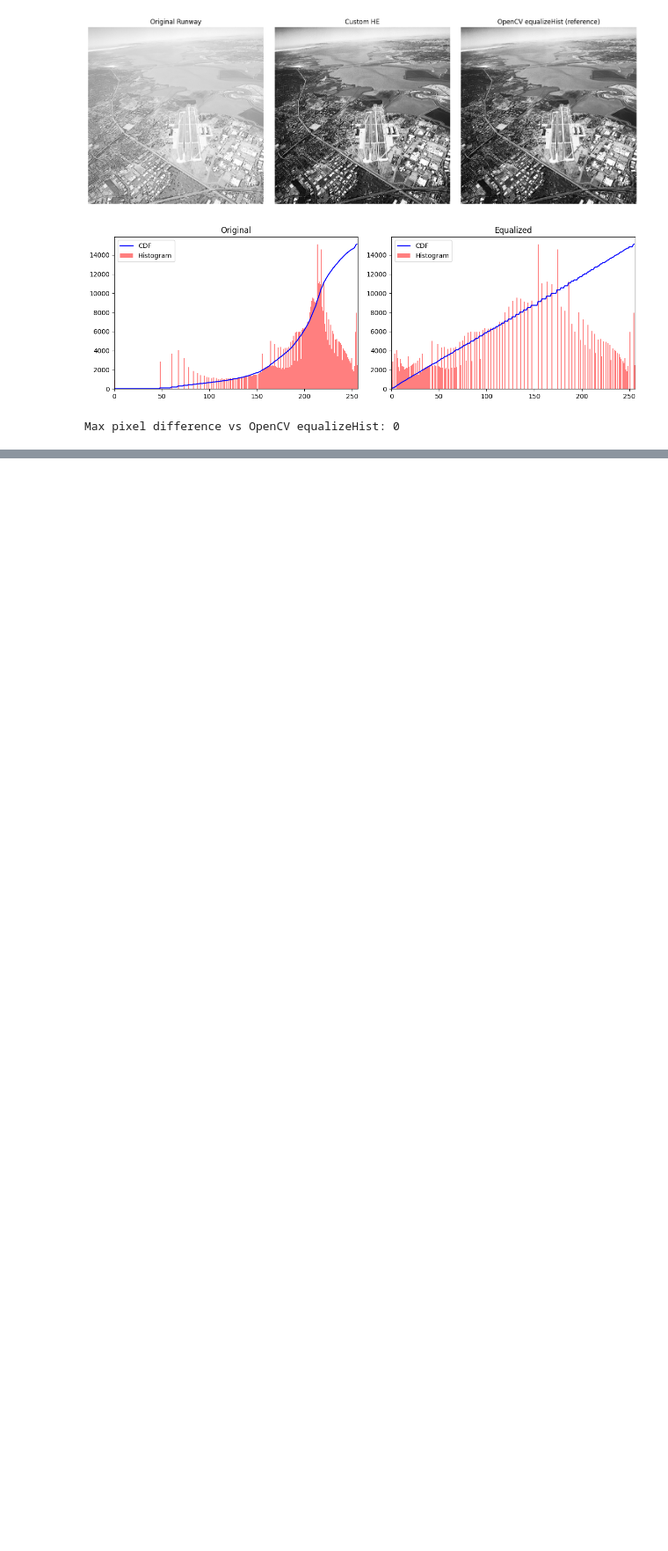
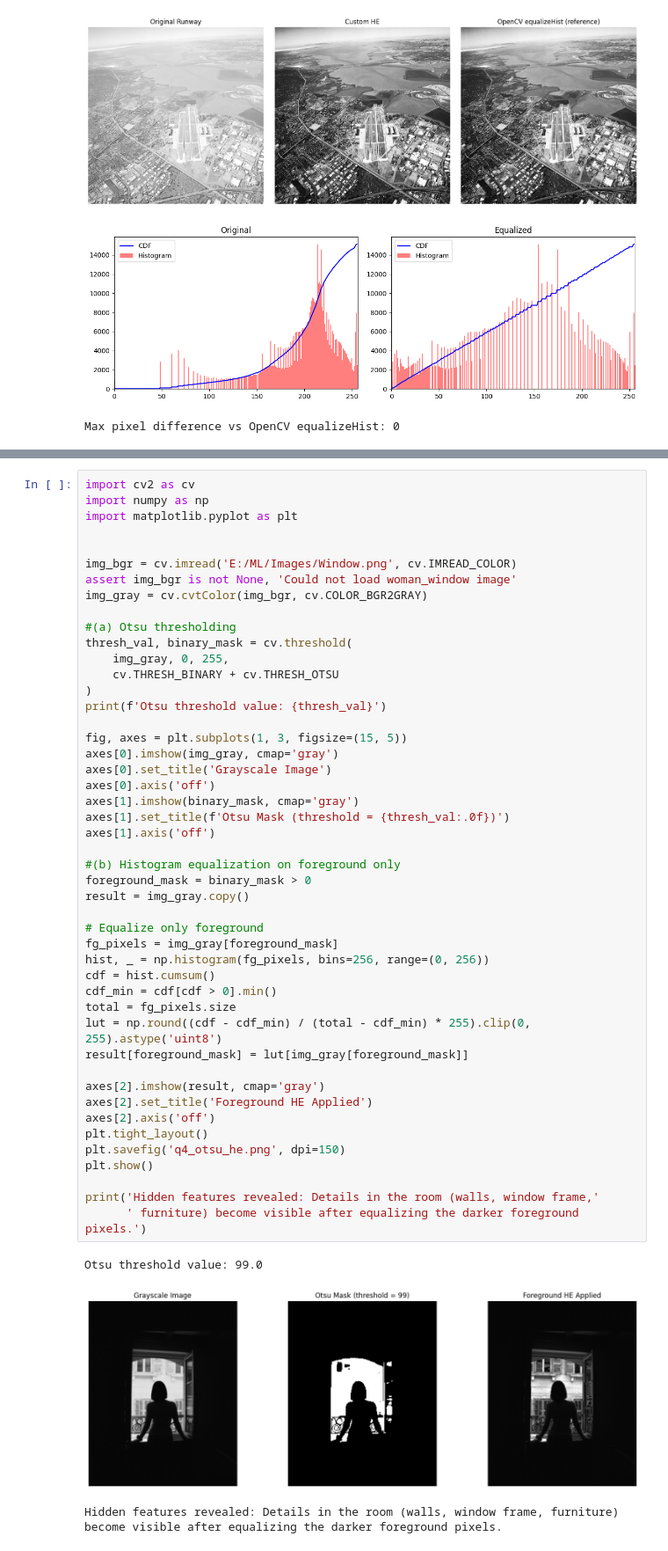
Before and after one commit to Dilki20thakshmila/Computer_Vision_Assignment_01, a Jupyter notebook: Assignment_01_258829L.ipynb, the cells around one changed output, grey strips where cells are left out. Shown at 88% size. Cells and saved outputs as stored; diff of their text form; blank space fills up the shorter version.

```diff
--- a/Assignment_01_258829L.ipynb
+++ b/Assignment_01_258829L.ipynb
@@ -207,0 +210,51 @@ Max pixel difference vs OpenCV equalizeHist: 0
+# %%
+import cv2 as cv
+import numpy as np
+import matplotlib.pyplot as plt
+
+
+img_bgr = cv.imread('E:/ML/Images/Window.png', cv.IMREAD_COLOR)
+assert img_bgr is not None, 'Could not load woman_window image'
+img_gray = cv.cvtColor(img_bgr, cv.COLOR_BGR2GRAY)
+
+#(a) Otsu thresholding
+thresh_val, binary_mask = cv.threshold(
+    img_gray, 0, 255,
+    cv.THRESH_BINARY + cv.THRESH_OTSU
+)
+print(f'Otsu threshold value: {thresh_val}')
+
+fig, axes = plt.subplots(1, 3, figsize=(15, 5))
+axes[0].imshow(img_gray, cmap='gray')
+axes[0].set_title('Grayscale Image')
+axes[0].axis('off')
+axes[1].imshow(binary_mask, cmap='gray')
+axes[1].set_title(f'Otsu Mask (threshold = {thresh_val:.0f})')
+axes[1].axis('off')
+
+#(b) Histogram equalization on foreground only
+foreground_mask = binary_mask > 0
+result = img_gray.copy()
+
+# Equalize only foreground
+fg_pixels = img_gray[foreground_mask]
+hist, _ = np.histogram(fg_pixels, bins=256, range=(0, 256))
+cdf = hist.cumsum()
+cdf_min = cdf[cdf > 0].min()
+total = fg_pixels.size
+lut = np.round((cdf - cdf_min) / (total - cdf_min) * 255).clip(0, 255).astype('uint8')
+result[foreground_mask] = lut[img_gray[foreground_mask]]
+
+axes[2].imshow(result, cmap='gray')
+axes[2].set_title('Foreground HE Applied')
+axes[2].axis('off')
+plt.tight_layout()
+plt.savefig('q4_otsu_he.png', dpi=150)
+plt.show()
+
+print('Hidden features revealed: Details in the room (walls, window frame,'
+      ' furniture) become visible after equalizing the darker foreground pixels.')
+# %% [output]
+Otsu threshold value: 99.0
+[figure, added]
+Hidden features revealed: Details in the room (walls, window frame, furniture) become visible after equalizing the darker foreground pixels.
```
Also changed, not shown: parts of 1 cell of this notebook, 2 other files.
